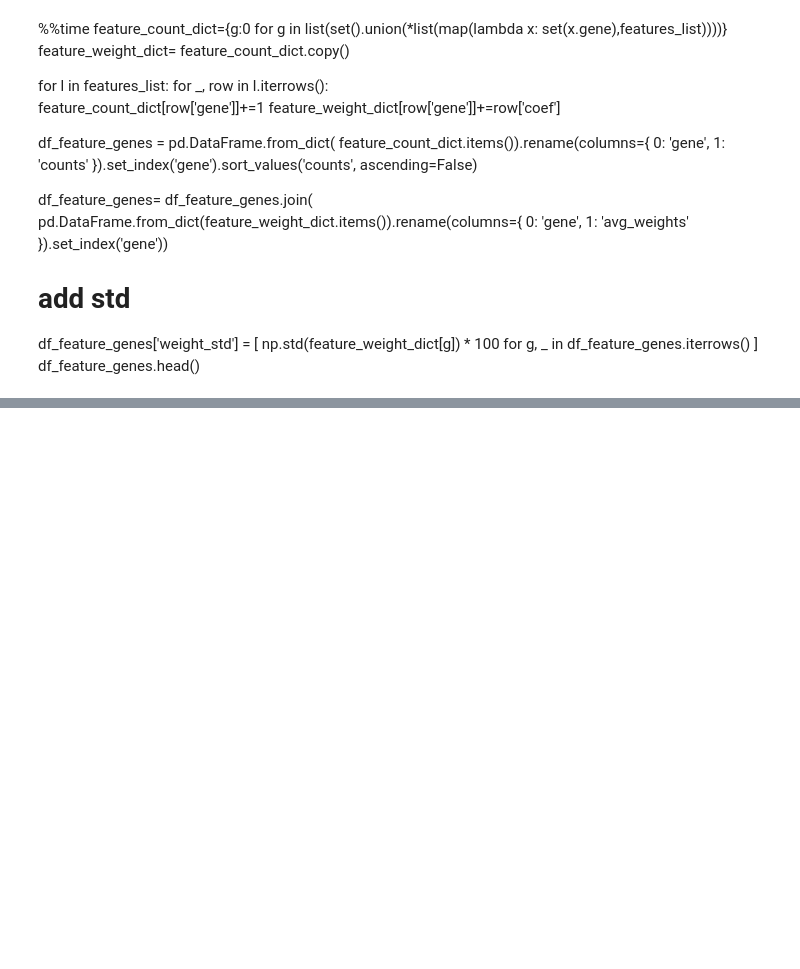
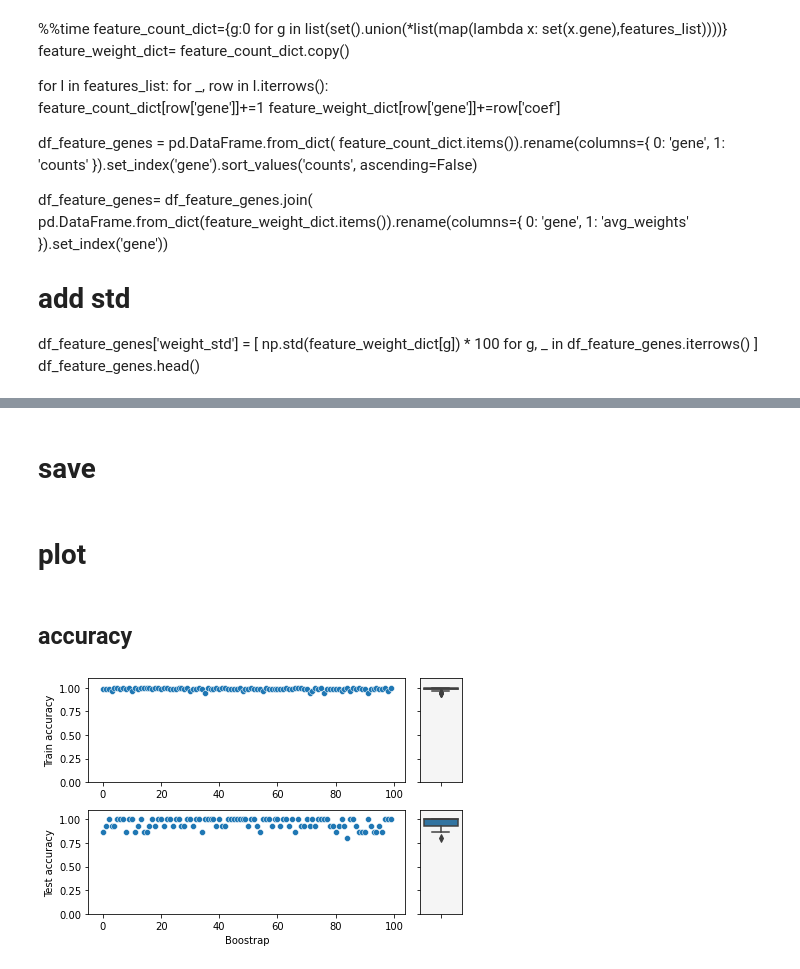
Before and after one commit to biomystery/covid-project, a Jupyter notebook: notebooks/03c.bootstrap.ipynb, the cells around one changed output, grey strips where cells are left out. Cells and saved outputs as stored; diff of their text form; code cells hidden in the pictures; blank space fills up the shorter version.

```diff
--- a/notebooks/03c.bootstrap.ipynb
+++ b/notebooks/03c.bootstrap.ipynb
@@ -73,15 +74,17 @@ import random
 n_keep = 1
 n_try = 1
 test_idx_set_dict = {}
+init_seed = 200
+random.seed(a=init_seed, version=2)
 while n_keep <= 100:
-    rand_seed = random.randrange(1000)
-    #     print("try {0}: rand seed={1}, recorded sets={2}.".format(
-    #         n_try, rand_seed, n_keep))
+    rand_seed = random.randrange(1000, )
+    print("try {0}: rand seed={1}, recorded sets={2}.".format(
+        n_try, rand_seed, n_keep))
     X_train, X_test, y_train, y_test = train_test_split(X,
-                                                        y_,
+                                                        y,
                                                         test_size=0.2,
                                                         random_state=rand_seed,
-                                                        stratify=y_)
+                                                        stratify=y)
     if (set(y_test.index) not in test_idx_set_dict.values()):
         n_keep += 1
         test_idx_set_dict[rand_seed] = set(y_test.index)
@@ -258,0 +263,2 @@ df_feature_genes[df_feature_genes.counts>90].sort_values('avg_weight')
+# %% [markdown]
+# save
@@ -262,0 +280,37 @@ df_feature_genes[df_feature_genes.counts > 90].sort_values(
+# %% [markdown]
+# plot
+# %% [markdown]
+## accuracy
+# %%
+import matplotlib.pyplot as plt
+
+f, axs = plt.subplots(
+    2,
+    2,
+    #                       figsize=(9,5),
+    sharey=True,
+    gridspec_kw=dict(width_ratios=[3, 0.4]))
+
+ax = sns.scatterplot(x=list(range(len(test_accuracy_scores))),
+                     ax=axs[0, 0],
+                     y=[i[0] for i in test_accuracy_scores])
+
+ax.set_ylim(0, 1.1)
+ax.set_ylabel('Train accuracy')
+ax = sns.boxplot(y=[i[0] for i in test_accuracy_scores], ax=axs[0, 1])
+ax.set_facecolor('whitesmoke')
+
+ax = sns.scatterplot(x=list(range(len(test_accuracy_scores))),
+                     ax=axs[1, 0],
+                     y=[i[1] for i in test_accuracy_scores])
+
+ax.set_ylim(0, 1.1)
+ax.set_ylabel('Test accuracy')
+ax.set_xlabel('Boostrap')
+
+ax = sns.boxplot(y=[i[1] for i in test_accuracy_scores], ax=axs[1, 1])
+ax.set_facecolor('whitesmoke')
+
+f.tight_layout()
+# %% [output]
+[figure, added]
```
Also changed, not shown: parts of 23 cells of this notebook, 4 other files.
